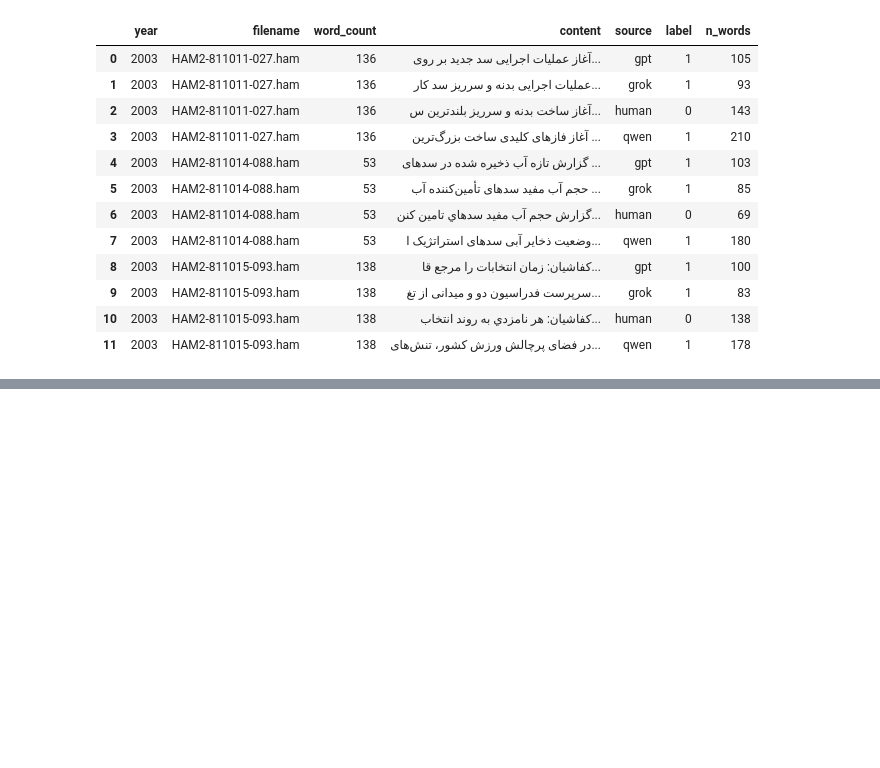
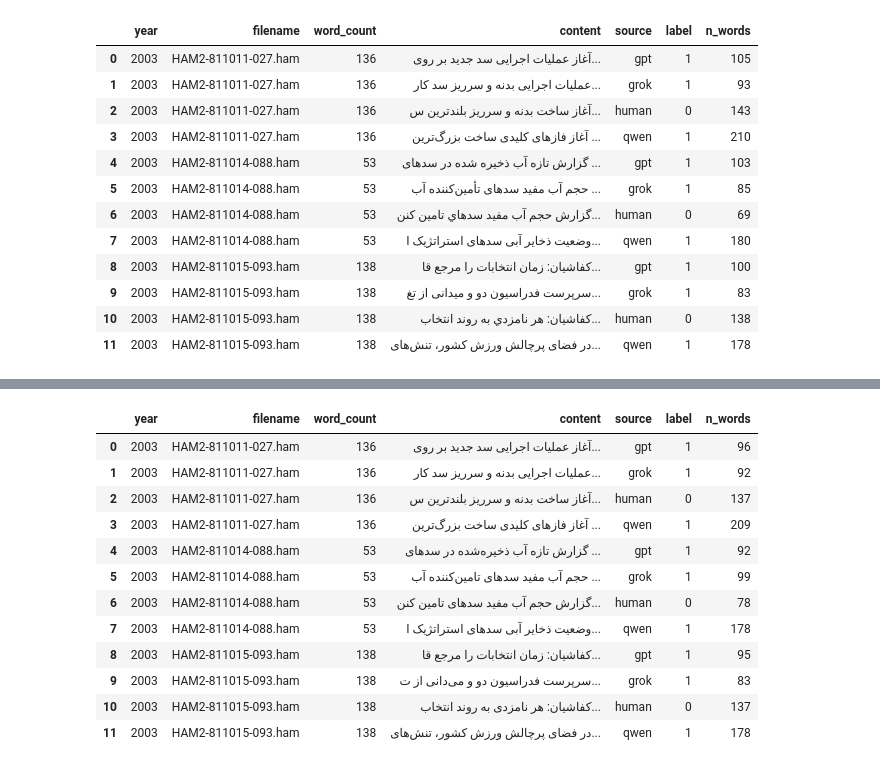
Before and after one commit to alabhastam/Detection-of-Gen-Ai-Text-basedon-Ml-, a Jupyter notebook: 8-ML-solution-final-data-analysis.ipynb, the cells around one changed output, grey strips where cells are left out. Drawn from its saved outputs; the diff is of its cells as text; code cells hidden in the pictures; blank space fills up the shorter version.

Commit message:
Kaggle Notebook | 8-ML-solution-final-data-analysis | Version 1

```diff
--- a/8-ML-solution-final-data-analysis.ipynb
+++ b/8-ML-solution-final-data-analysis.ipynb
@@ -103,0 +183,79 @@ Name: count, dtype: int64
+# %%
+
+normalizer = Normalizer()
+
+digit_map = str.maketrans({
+    "0": "۰", "1": "۱", "2": "۲", "3": "۳", "4": "۴",
+    "5": "۵", "6": "۶", "7": "۷", "8": "۸", "9": "۹",
+    "٠": "۰", "١": "۱", "٢": "۲", "٣": "۳", "٤": "۴",
+    "٥": "۵", "٦": "۶", "٧": "۷", "٨": "۸", "٩": "۹",
+})
+
+def preprocess_persian_text(text):
+    if pd.isna(text):
+        return ""
+
+    text = str(text)
+
+    # Remove newline-like leakage characters
+    text = text.replace("\n", " ")
+    text = text.replace("\r", " ")
+    text = text.replace("\t", " ")
+    text = text.replace("\v", " ")
+    text = text.replace("\f", " ")
+
+    # Remove escaped newline forms if they exist as literal text
+    text = text.replace("\\n", " ")
+    text = text.replace("\\r", " ")
+    text = text.replace("\\t", " ")
+
+    # Remove HTML/XML tags if present
+    text = re.sub(r"<[^>]+>", " ", text)
+
+    # Normalize Persian text with Hazm
+    text = normalizer.normalize(text)
+
+    # Convert Arabic/Persian variants and invisible spacing issues
+    text = text.replace("ك", "ک")
+    text = text.replace("ي", "ی")
+    text = text.replace("ى", "ی")
+    text = text.replace("ة", "ه")
+    text = text.replace("ؤ", "و")
+    text = text.replace("إ", "ا")
+    text = text.replace("أ", "ا")
+    text = text.replace("ٱ", "ا")
+
+    # Remove Arabic diacritics
+    text = re.sub(r"[\u064B-\u065F\u0670\u06D6-\u06ED]", "", text)
+
+    # Convert all digits to Persian digits
+    text = text.translate(digit_map)
+
+    # Remove repeated whitespace again after normalization
+    text = re.sub(r"\s+", " ", text).strip()
+
+    return text
+
+
+# Apply preprocessing to the long-format dataframe
+long_df["content"] = long_df["content"].apply(preprocess_persian_text)
+
+# Remove empty rows after cleaning
+long_df = long_df[long_df["content"].str.len() > 0].reset_index(drop=True)
+
+# Recalculate simple word count after cleaning, without tokenization
+long_df["n_words"] = long_df["content"].str.split().str.len()
+
+# Save cleaned long-format dataset to Kaggle output
+output_xlsx = "/kaggle/working/HVA_long_preprocessed.xlsx"
+output_csv = "/kaggle/working/HVA_long_preprocessed.csv"
+
+long_df.to_excel(output_xlsx, index=False)
+long_df.to_csv(output_csv, index=False, encoding="utf-8-sig")
+
+print("Saved Excel:", output_xlsx)
+print("Saved CSV:", output_csv)
+print(long_df.shape)
+print(long_df["source"].value_counts())
+long_df.head(12)
+# %% [output]
@@ -103,0 +271,13 @@ Name: count, dtype: int64
+|  | year | filename | word_count | content | source | label | n_words |
+| 0 | 2003 | HAM2-811011-027.ham | 136 | آغاز عملیات اجرایی سد جدید بر روی... | gpt | 1 | 96 |
+| 1 | 2003 | HAM2-811011-027.ham | 136 | عملیات اجرایی بدنه و سرریز سد کار... | grok | 1 | 92 |
+| 2 | 2003 | HAM2-811011-027.ham | 136 | آغاز ساخت بدنه و سرریز بلندترین س... | human | 0 | 137 |
+| 3 | 2003 | HAM2-811011-027.ham | 136 | آغاز فازهای کلیدی ساخت بزرگ‌ترین ... | qwen | 1 | 209 |
+| 4 | 2003 | HAM2-811014-088.ham | 53 | گزارش تازه آب ذخیره‌شده در سدهای ... | gpt | 1 | 92 |
+| 5 | 2003 | HAM2-811014-088.ham | 53 | حجم آب مفید سدهای تامین‌کننده آب ... | grok | 1 | 99 |
+| 6 | 2003 | HAM2-811014-088.ham | 53 | گزارش حجم آب مفید سدهای تامین کنن... | human | 0 | 78 |
+| 7 | 2003 | HAM2-811014-088.ham | 53 | وضعیت ذخایر آبی سدهای استراتژیک ا... | qwen | 1 | 178 |
+| 8 | 2003 | HAM2-811015-093.ham | 138 | کفاشیان: زمان انتخابات را مرجع قا... | gpt | 1 | 95 |
+| 9 | 2003 | HAM2-811015-093.ham | 138 | سرپرست فدراسیون دو و می‌دانی از ت... | grok | 1 | 83 |
+| 10 | 2003 | HAM2-811015-093.ham | 138 | کفاشیان: هر نامزدی به روند انتخاب... | human | 0 | 137 |
+| 11 | 2003 | HAM2-811015-093.ham | 138 | در فضای پرچالش ورزش کشور، تنش‌های... | qwen | 1 | 178 |
```
Also changed, not shown: parts of 5 cells of this notebook.
